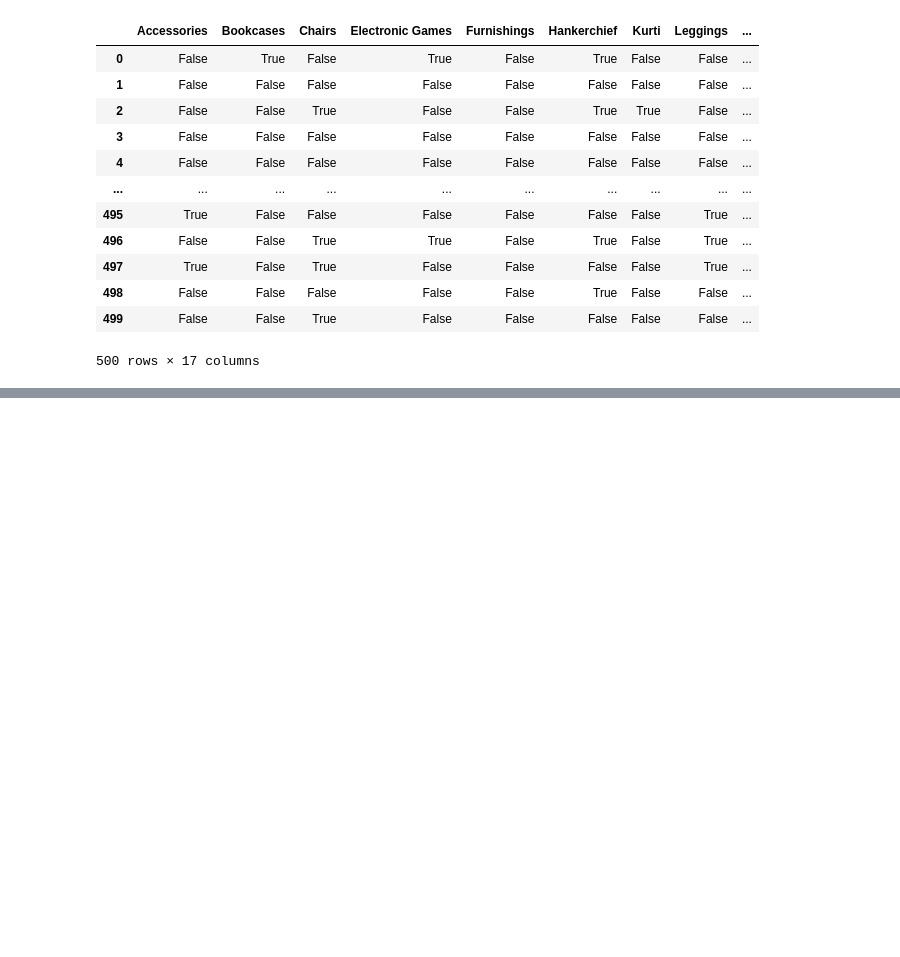
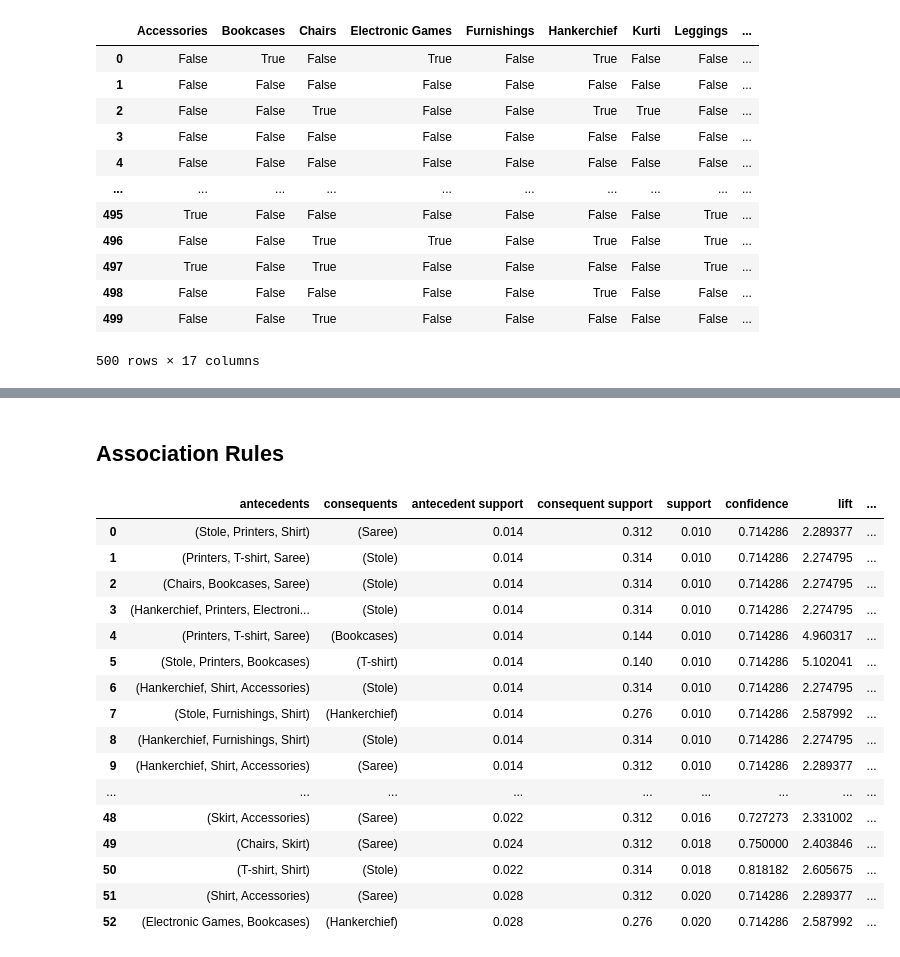
Before and after one commit to JayaWinata/E-Commerce-Market-Basket-Analysis, a Jupyter notebook: market_basket_analysis.ipynb, the cells around one changed output, grey strips where cells are left out. Cells and saved outputs as stored; diff of their text form; code cells hidden in the pictures; blank space fills up the shorter version.

Commit message:
Association Rules

```diff
--- a/market_basket_analysis.ipynb
+++ b/market_basket_analysis.ipynb
@@ -99,0 +102,3 @@ basket_df
+# %%
+frequent_itemsets = apriori(basket_df,min_support=0.01,use_colnames=True).sort_values('support',ascending=False).reset_index(drop=True)
+frequent_itemsets
@@ -99,0 +119,23 @@ basket_df
+# %% [markdown]
+## Association Rules
+# %%
+product_assosiation = association_rules(frequent_itemsets,metric='confidence',min_threshold=0.7).sort_values(['support','confidence']).reset_index(drop=True)
+product_assosiation
+# %% [output]
+|  | antecedents | consequents | antecedent support | consequent support | support | confidence | lift | ... |
+| 0 | (Stole, Printers, Shirt) | (Saree) | 0.014 | 0.312 | 0.010 | 0.714286 | 2.289377 | ... |
+| 1 | (Printers, T-shirt, Saree) | (Stole) | 0.014 | 0.314 | 0.010 | 0.714286 | 2.274795 | ... |
+| 2 | (Chairs, Bookcases, Saree) | (Stole) | 0.014 | 0.314 | 0.010 | 0.714286 | 2.274795 | ... |
+| 3 | (Hankerchief, Printers, Electroni... | (Stole) | 0.014 | 0.314 | 0.010 | 0.714286 | 2.274795 | ... |
+| 4 | (Printers, T-shirt, Saree) | (Bookcases) | 0.014 | 0.144 | 0.010 | 0.714286 | 4.960317 | ... |
+| 5 | (Stole, Printers, Bookcases) | (T-shirt) | 0.014 | 0.140 | 0.010 | 0.714286 | 5.102041 | ... |
+| 6 | (Hankerchief, Shirt, Accessories) | (Stole) | 0.014 | 0.314 | 0.010 | 0.714286 | 2.274795 | ... |
+| 7 | (Stole, Furnishings, Shirt) | (Hankerchief) | 0.014 | 0.276 | 0.010 | 0.714286 | 2.587992 | ... |
+| 8 | (Hankerchief, Furnishings, Shirt) | (Stole) | 0.014 | 0.314 | 0.010 | 0.714286 | 2.274795 | ... |
+| 9 | (Hankerchief, Shirt, Accessories) | (Saree) | 0.014 | 0.312 | 0.010 | 0.714286 | 2.289377 | ... |
+| ... | ... | ... | ... | ... | ... | ... | ... | ... |
+| 48 | (Skirt, Accessories) | (Saree) | 0.022 | 0.312 | 0.016 | 0.727273 | 2.331002 | ... |
+| 49 | (Chairs, Skirt) | (Saree) | 0.024 | 0.312 | 0.018 | 0.750000 | 2.403846 | ... |
+| 50 | (T-shirt, Shirt) | (Stole) | 0.022 | 0.314 | 0.018 | 0.818182 | 2.605675 | ... |
+| 51 | (Shirt, Accessories) | (Saree) | 0.028 | 0.312 | 0.020 | 0.714286 | 2.289377 | ... |
+| 52 | (Electronic Games, Bookcases) | (Hankerchief) | 0.028 | 0.276 | 0.020 | 0.714286 | 2.587992 | ... |
```
Also changed, not shown: parts of 2 cells of this notebook.
